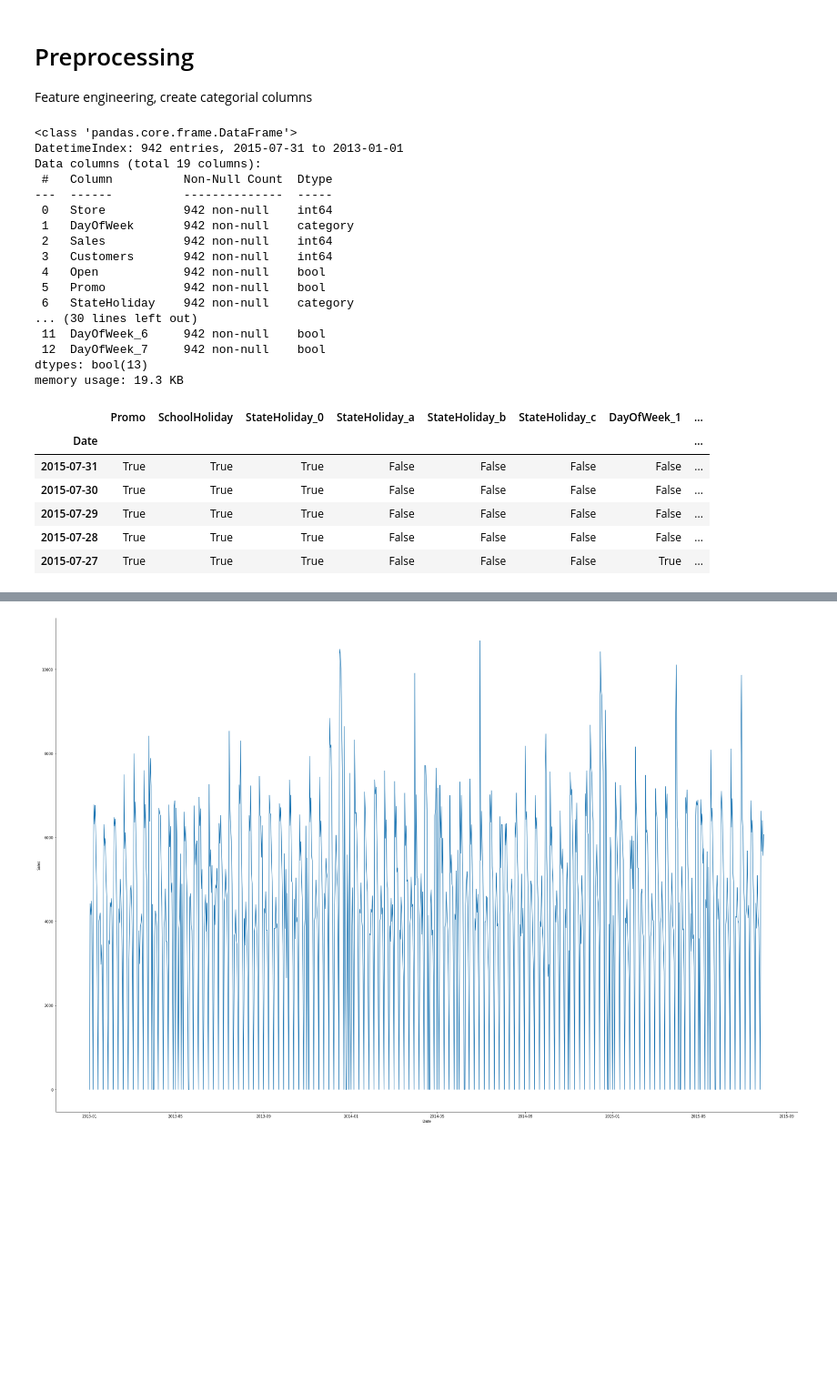
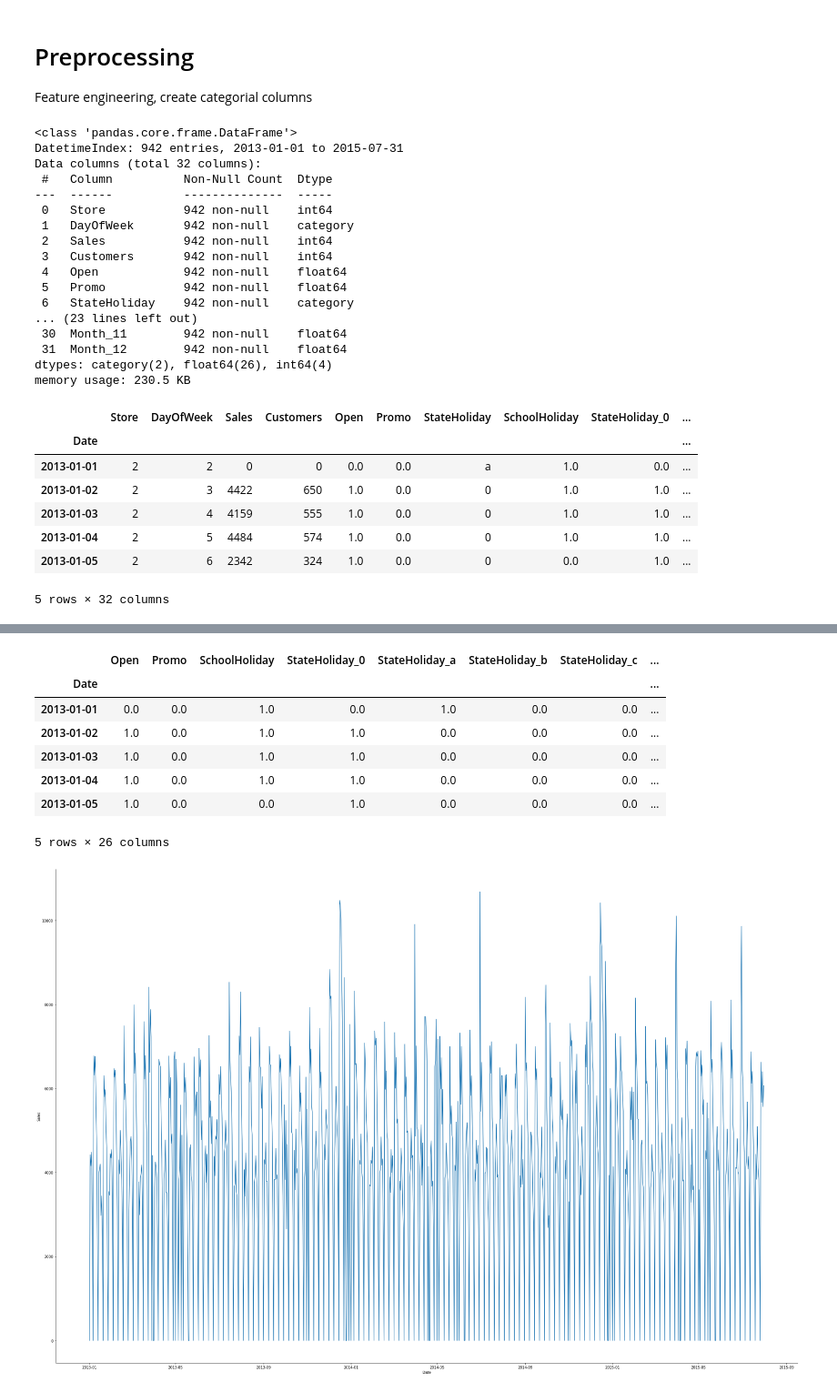
Before and after one commit to bruennijs/kaggle_rossmann_sales, a Jupyter notebook: linear_daily.ipynb, the cells around one changed output, grey strips where cells are left out. Shown at 91% size. Saved outputs shown, nothing was run; the diff lists cells and outputs as text; code cells hidden in the pictures; blank space fills up the shorter version.

Commit message:
linear OLS: use month dummies

```diff
--- a/linear_daily.ipynb
+++ b/linear_daily.ipynb
@@ -82,63 +83,82 @@ from pandas import DataFrame
 from IPython.core.interactiveshell import InteractiveShell
 InteractiveShell.ast_node_interactivity = "all"
 
-df_train: DataFrame = pd.read_csv('./input/train.csv', parse_dates=['Date'], dtype={'StateHoliday': str, 'Open': bool, 'Promo': bool, 'SchoolHoliday': bool})
+df_train: DataFrame = pd.read_csv('./input/train.csv', parse_dates=['Date'], dtype={'StateHoliday': str, 'Open': float, 'Promo': float, 'SchoolHoliday': float})
 
 # get data for one store
-df_train = df_train.groupby(by='Store').get_group(2).set_index('Date')
+df_train = df_train.groupby(by='Store').get_group(2).set_index('Date').sort_index()
 # FEATURE ENGINEERING
 ## StateHoliday -> categorial
 df_train['StateHoliday'] = df_train['StateHoliday'].astype('category')
 ## StateHoliday -> dummy variable
-df_train = pd.concat([df_train, pd.get_dummies(df_train['StateHoliday'], prefix='StateHoliday', dtype=bool)], axis=1)
+df_train = pd.concat([df_train, pd.get_dummies(df_train['StateHoliday'], prefix='StateHoliday', dtype=float)], axis=1)
 #df_train.groupby(by=['StateHoliday']).get_group('a')
 
 ## Day of week -> categorial
 df_train['DayOfWeek'] = df_train['DayOfWeek'].astype('category')
-df_train = pd.concat([df_train, pd.get_dummies(df_train['DayOfWeek'], prefix='DayOfWeek', dtype=bool)], axis=1)
+df_train = pd.concat([df_train, pd.get_dummies(df_train['DayOfWeek'], prefix='DayOfWeek', dtype=float)], axis=1)
+
+df_train['Month'] = df_train.index.month
+
+dummies = pd.get_dummies(df_train['Month'], prefix='Month', dtype=float)
+df_train = pd.concat([df_train, dummies], axis=1)
 
 df_train.info()
 df_train.head(5)
 
-X = df_train[['Promo',
+X = df_train[['Open',
+              'Promo',
               'SchoolHoliday',
               'StateHoliday_0',
               'StateHoliday_a',
               'StateHoliday_b',
               'StateHoliday_c',
               'DayOfWeek_1',
               'DayOfWeek_2',
               'DayOfWeek_3',
               'DayOfWeek_4',
               'DayOfWeek_5',
               'DayOfWeek_6',
-              'DayOfWeek_7']]
-Y = df_train['Sales'].sort_index()
+              'DayOfWeek_7',
+              'Month_1',
+              'Month_2',
+              'Month_3',
+              'Month_4',
+              'Month_5',
+              'Month_6',
+              'Month_7',
+              'Month_8',
+              'Month_9',
+              'Month_10',
+              'Month_11',
+              'Month_12']].astype('float')
+Y = df_train['Sales'].astype('float')
 
 X.info()
 X.head(5)
 # %% [output]
 <class 'pandas.core.frame.DataFrame'>
-DatetimeIndex: 942 entries, 2015-07-31 to 2013-01-01
-Data columns (total 19 columns):
+DatetimeIndex: 942 entries, 2013-01-01 to 2015-07-31
+Data columns (total 32 columns):
  #   Column          Non-Null Count  Dtype
 ---  ------          --------------  -----
  0   Store           942 non-null    int64
  1   DayOfWeek       942 non-null    category
  2   Sales           942 non-null    int64
  3   Customers       942 non-null    int64
- 4   Open            942 non-null    bool
- 5   Promo           942 non-null    bool
+ 4   Open            942 non-null    float64
+ 5   Promo           942 non-null    float64
  6   StateHoliday    942 non-null    category
-... (30 lines left out)
- 11  DayOfWeek_6     942 non-null    bool
- 12  DayOfWeek_7     942 non-null    bool
-dtypes: bool(13)
-memory usage: 19.3 KB
+... (23 lines left out)
+ 30  Month_11        942 non-null    float64
+ 31  Month_12        942 non-null    float64
+dtypes: category(2), float64(26), int64(4)
+memory usage: 230.5 KB
-|  | Promo | SchoolHoliday | StateHoliday_0 | StateHoliday_a | StateHoliday_b | StateHoliday_c | DayOfWeek_1 | ... |
-| Date |  |  |  |  |  |  |  | ... |
-| 2015-07-31 | True | True | True | False | False | False | False | ... |
-| 2015-07-30 | True | True | True | False | False | False | False | ... |
-| 2015-07-29 | True | True | True | False | False | False | False | ... |
-| 2015-07-28 | True | True | True | False | False | False | False | ... |
-| 2015-07-27 | True | True | True | False | False | False | True | ... |
+|  | Store | DayOfWeek | Sales | Customers | Open | Promo | StateHoliday | SchoolHoliday | StateHoliday_0 | ... |
+| Date |  |  |  |  |  |  |  |  |  | ... |
+| 2013-01-01 | 2 | 2 | 0 | 0 | 0.0 | 0.0 | a | 1.0 | 0.0 | ... |
+| 2013-01-02 | 2 | 3 | 4422 | 650 | 1.0 | 0.0 | 0 | 1.0 | 1.0 | ... |
+| 2013-01-03 | 2 | 4 | 4159 | 555 | 1.0 | 0.0 | 0 | 1.0 | 1.0 | ... |
+| 2013-01-04 | 2 | 5 | 4484 | 574 | 1.0 | 0.0 | 0 | 1.0 | 1.0 | ... |
+| 2013-01-05 | 2 | 6 | 2342 | 324 | 1.0 | 0.0 | 0 | 0.0 | 1.0 | ... |
+5 rows × 32 columns
@@ -145,3 +182,11 @@ memory usage: 19.3 KB
+|  | Open | Promo | SchoolHoliday | StateHoliday_0 | StateHoliday_a | StateHoliday_b | StateHoliday_c | ... |
+| Date |  |  |  |  |  |  |  | ... |
+| 2013-01-01 | 0.0 | 0.0 | 1.0 | 0.0 | 1.0 | 0.0 | 0.0 | ... |
+| 2013-01-02 | 1.0 | 0.0 | 1.0 | 1.0 | 0.0 | 0.0 | 0.0 | ... |
+| 2013-01-03 | 1.0 | 0.0 | 1.0 | 1.0 | 0.0 | 0.0 | 0.0 | ... |
+| 2013-01-04 | 1.0 | 0.0 | 1.0 | 1.0 | 0.0 | 0.0 | 0.0 | ... |
+| 2013-01-05 | 1.0 | 0.0 | 0.0 | 1.0 | 0.0 | 0.0 | 0.0 | ... |
+5 rows × 26 columns
 # %%
 from pandas.plotting import lag_plot
 import matplotlib.pyplot as plt
```
Also changed, not shown: parts of 3 cells of this notebook.
